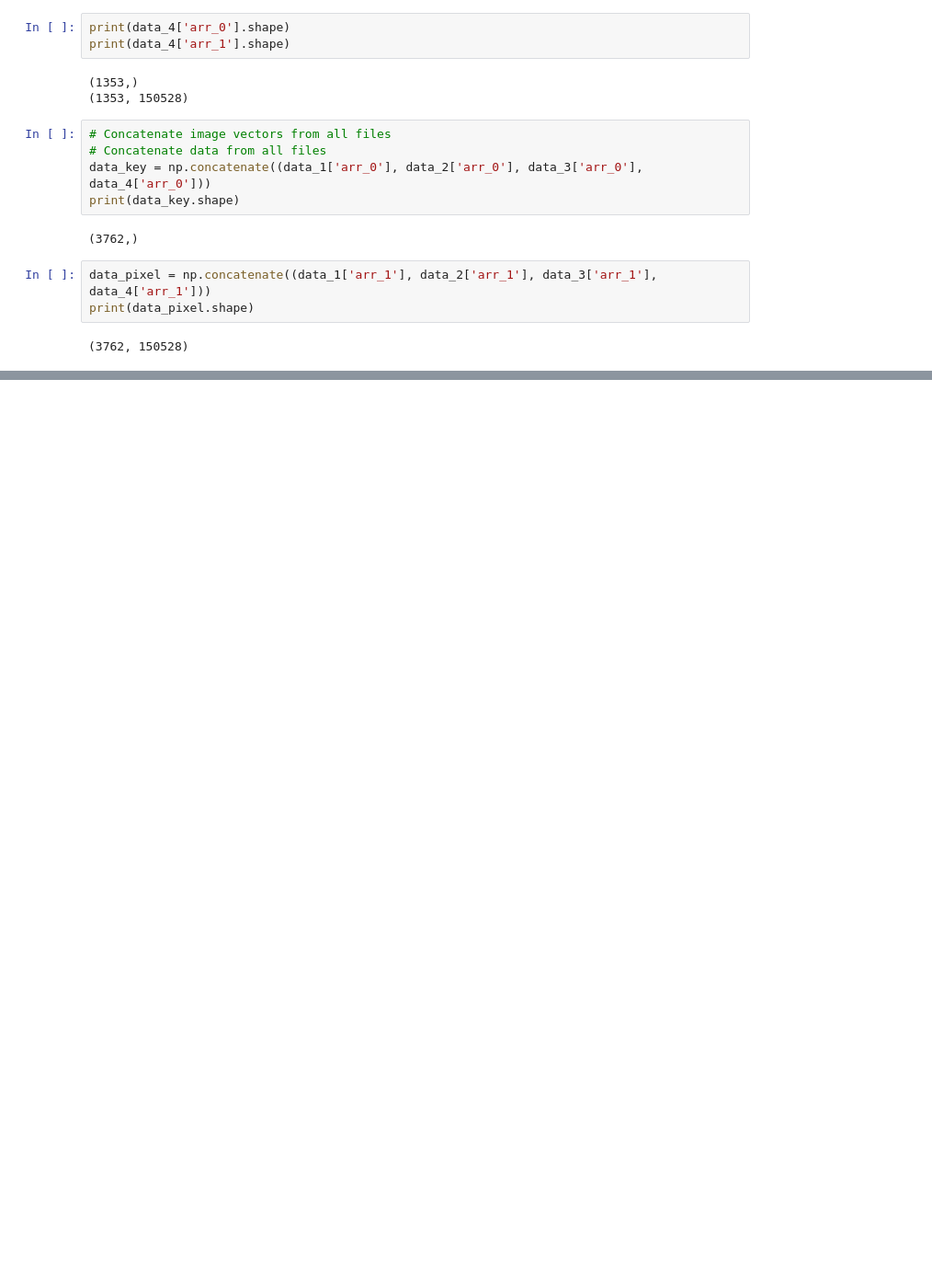
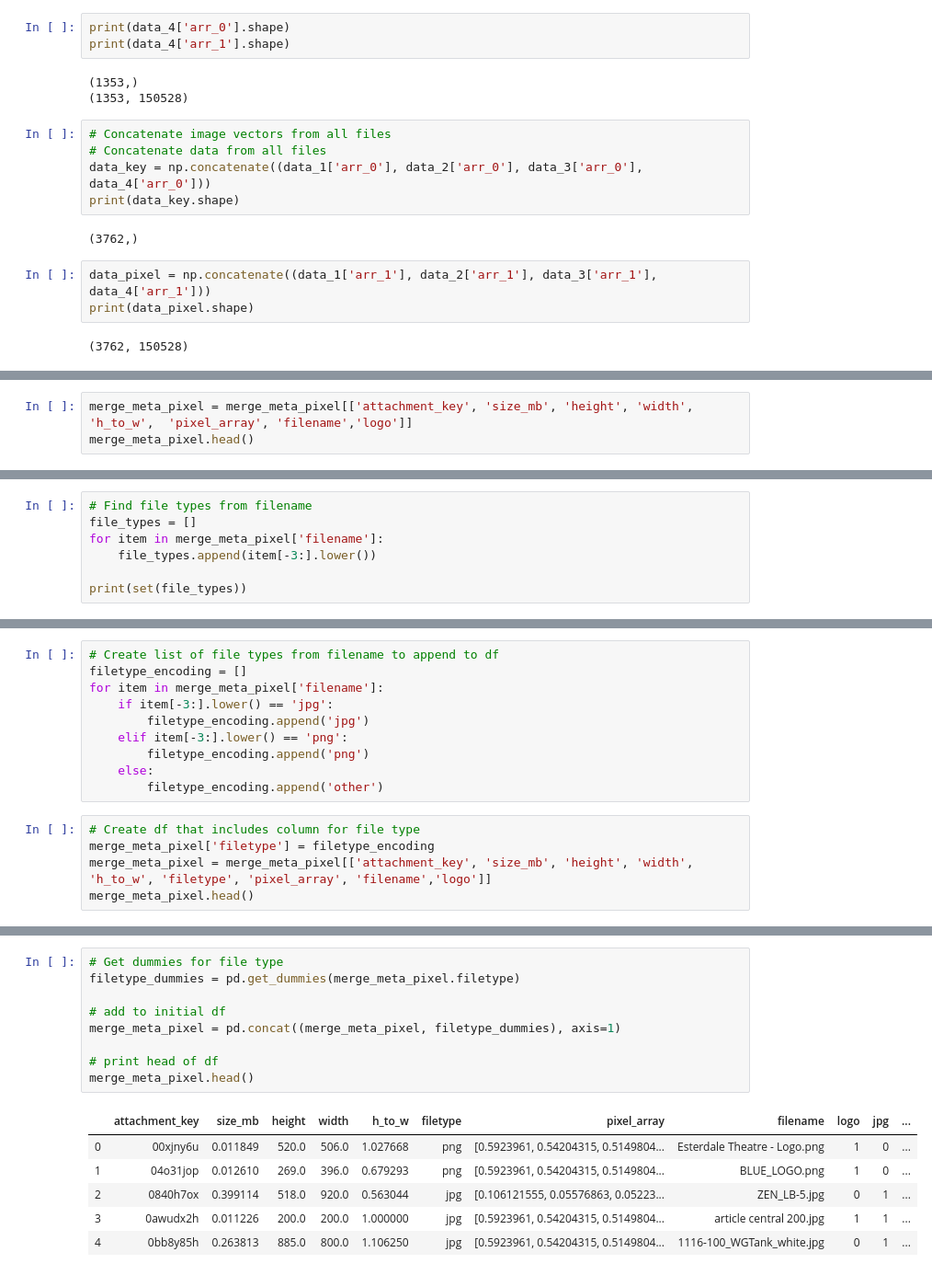
Before and after one commit to lauraherman22/w207_final_project, a Jupyter notebook: Final_Project_LH.ipynb, the cells around one changed output, grey strips where cells are left out. Shown at 92% size. Cells and saved outputs as stored; diff of their text form; blank space fills up the shorter version.

```diff
--- a/Final_Project_LH.ipynb
+++ b/Final_Project_LH.ipynb
@@ -155,0 +154,3 @@ X_train, X_test, y_train, y_test = train_test_split(X, y, test_size=0.4,
+# %%
+merge_meta_pixel = merge_meta_pixel[['attachment_key', 'size_mb', 'height', 'width', 'h_to_w',  'pixel_array', 'filename','logo']]
+merge_meta_pixel.head()
@@ -155,0 +164,7 @@ X_train, X_test, y_train, y_test = train_test_split(X, y, test_size=0.4,
+# %%
+# Find file types from filename
+file_types = []
+for item in merge_meta_pixel['filename']:
+    file_types.append(item[-3:].lower())
+
+print(set(file_types))
@@ -155,0 +173,15 @@ X_train, X_test, y_train, y_test = train_test_split(X, y, test_size=0.4,
+# %%
+# Create list of file types from filename to append to df
+filetype_encoding = []
+for item in merge_meta_pixel['filename']:
+    if item[-3:].lower() == 'jpg':
+        filetype_encoding.append('jpg')
+    elif item[-3:].lower() == 'png':
+        filetype_encoding.append('png')
+    else:
+        filetype_encoding.append('other')
+# %%
+# Create df that includes column for file type
+merge_meta_pixel['filetype'] = filetype_encoding
+merge_meta_pixel = merge_meta_pixel[['attachment_key', 'size_mb', 'height', 'width', 'h_to_w', 'filetype', 'pixel_array', 'filename','logo']]
+merge_meta_pixel.head()
@@ -155,0 +199,16 @@ X_train, X_test, y_train, y_test = train_test_split(X, y, test_size=0.4,
+# %%
+# Get dummies for file type
+filetype_dummies = pd.get_dummies(merge_meta_pixel.filetype)
+
+# add to initial df
+merge_meta_pixel = pd.concat((merge_meta_pixel, filetype_dummies), axis=1)
+
+# print head of df
+merge_meta_pixel.head()
+# %% [output]
+|  | attachment_key | size_mb | height | width | h_to_w | filetype | pixel_array | filename | logo | jpg | ... |
+| 0 | 00xjny6u | 0.011849 | 520.0 | 506.0 | 1.027668 | png | [0.5923961, 0.54204315, 0.5149804... | Esterdale Theatre - Logo.png | 1 | 0 | ... |
+| 1 | 04o31jop | 0.012610 | 269.0 | 396.0 | 0.679293 | png | [0.5923961, 0.54204315, 0.5149804... | BLUE_LOGO.png | 1 | 0 | ... |
+| 2 | 0840h7ox | 0.399114 | 518.0 | 920.0 | 0.563044 | jpg | [0.106121555, 0.05576863, 0.05223... | ZEN_LB-5.jpg | 0 | 1 | ... |
+| 3 | 0awudx2h | 0.011226 | 200.0 | 200.0 | 1.000000 | jpg | [0.5923961, 0.54204315, 0.5149804... | article central 200.jpg | 1 | 1 | ... |
+| 4 | 0bb8y85h | 0.263813 | 885.0 | 800.0 | 1.106250 | jpg | [0.5923961, 0.54204315, 0.5149804... | 1116-100_WGTank_white.jpg | 0 | 1 | ... |
```
Also changed, not shown: parts of 15 cells of this notebook.
